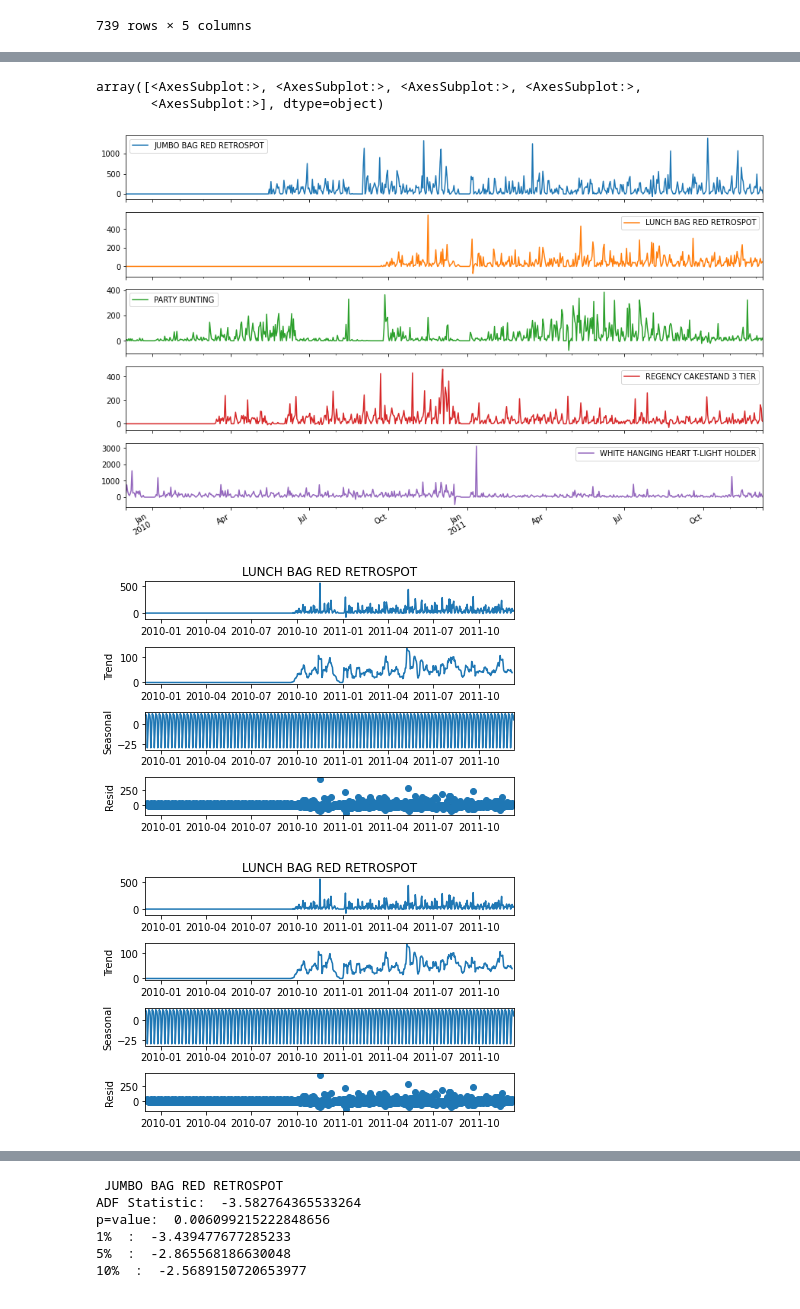
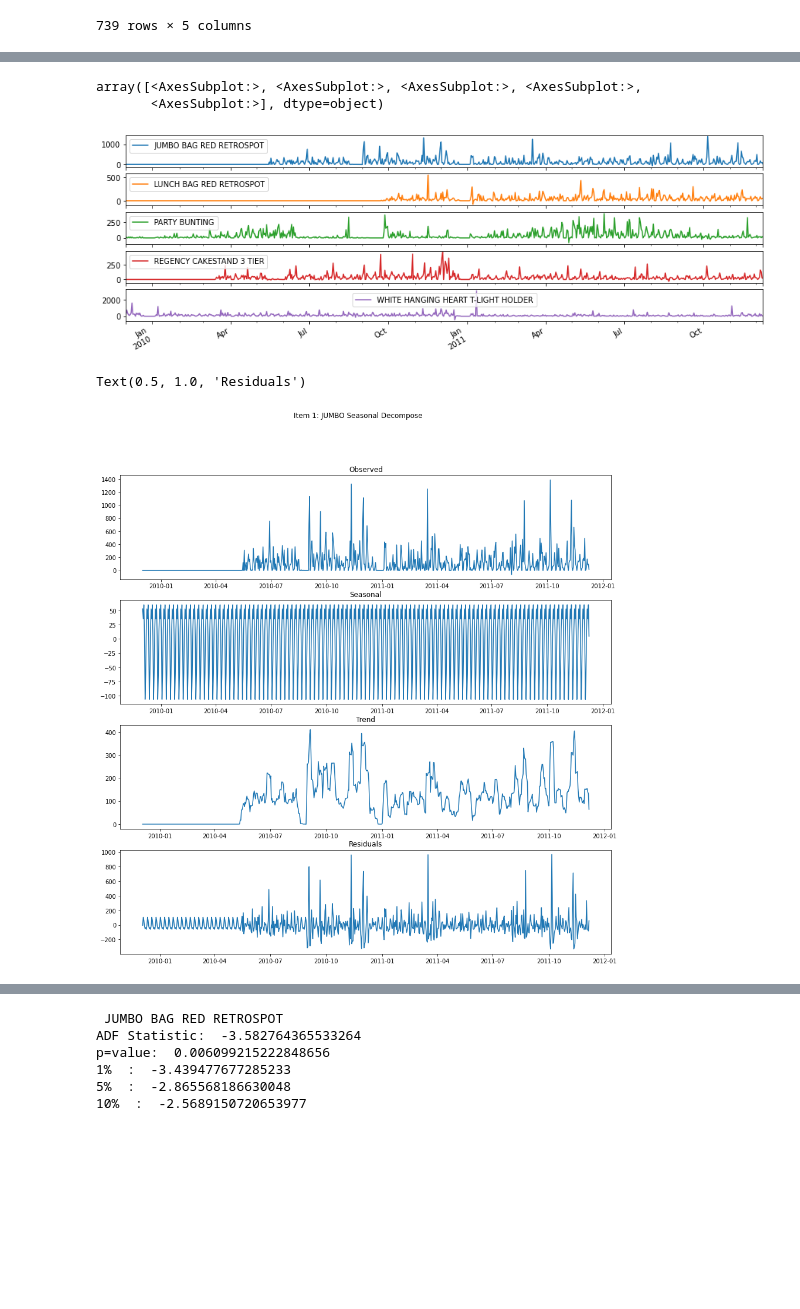
Before and after one commit to Abdul1Abdi/CIND820-Project, a Jupyter notebook: Project Notebook.ipynb, the cells around one changed output, grey strips where cells are left out. Cells and saved outputs as stored; diff of their text form; code cells hidden in the pictures; blank space fills up the shorter version.

```diff
--- a/Project Notebook.ipynb
+++ b/Project Notebook.ipynb
@@ -156,17 +160,26 @@ df4
 # %%
 #Plot of the sales of items
-df4.plot(subplots=True, figsize=(15,10))
+df4.plot(subplots=True, figsize=(15,5))
 # %% [output]
 array([<AxesSubplot:>, <AxesSubplot:>, <AxesSubplot:>, <AxesSubplot:>,
        <AxesSubplot:>], dtype=object)
-[figure, old version]
+[figure, new version]
 # %%
 #We can use the seasonal_decompose function from the statsmodel package
 #This uses a naive decomposition method where it will assume the model is
 #y = level + trend + seasonality + noise
 #and it will seperate the trend seasonality and noise for us
-decomp1=seasonal_decompose(df4.iloc[:,1],model='additive')
-decomp1.plot()
+decomp1=seasonal_decompose(df4.iloc[:,0],model='additive')
+fig, (ax1,ax2,ax3,ax4)= plt.subplots(4,figsize=(15,15))
+fig.suptitle('Item 1: JUMBO Seasonal Decompose')
+ax1.plot(decomp1.observed)
+ax1.set_title("Observed")
+ax2.plot(decomp1.seasonal)
+ax2.set_title("Seasonal")
+ax3.plot(decomp1.trend)
+ax3.set_title("Trend")
+ax4.plot(decomp1.resid)
+ax4.set_title("Residuals")
 # %% [output]
+Text(0.5, 1.0, 'Residuals')
-[figure, old version]
+[figure, new version]
-[figure, removed]
```
Also changed, not shown: parts of 53 cells of this notebook.
